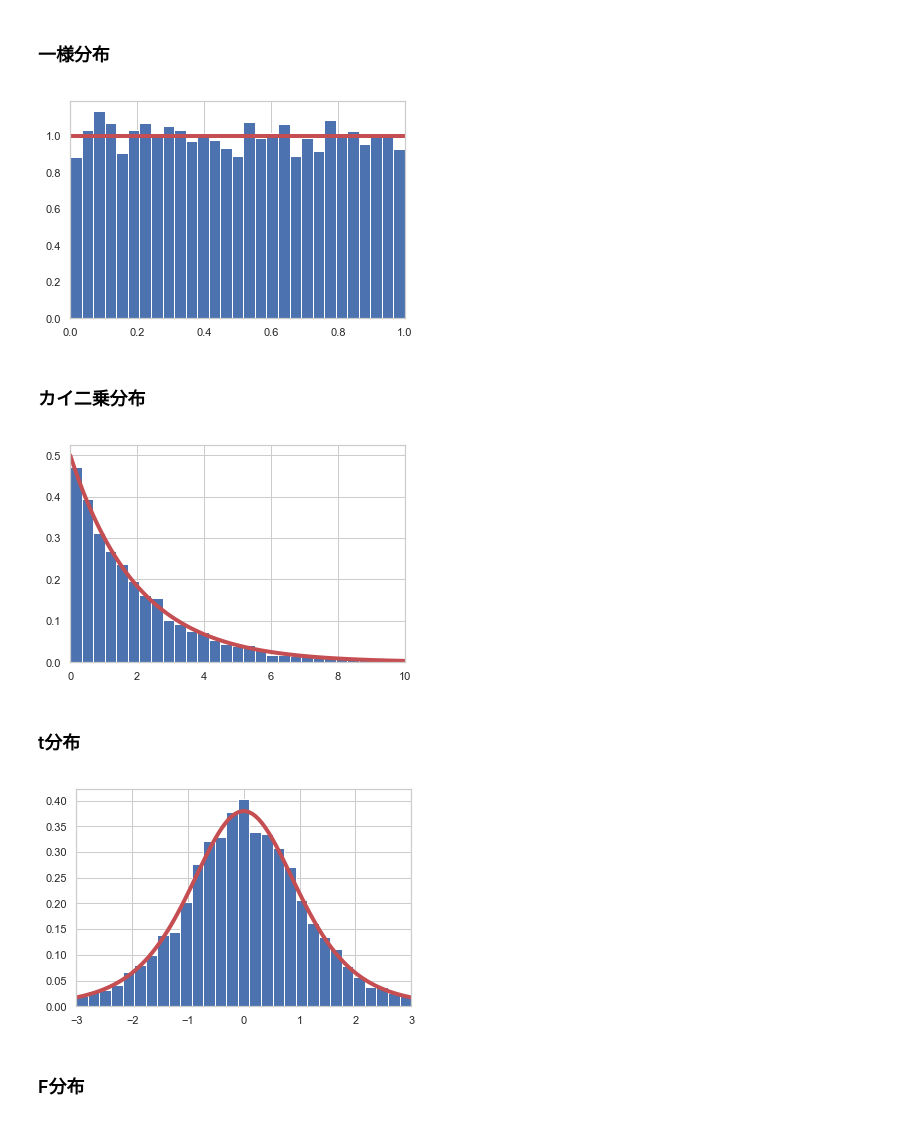
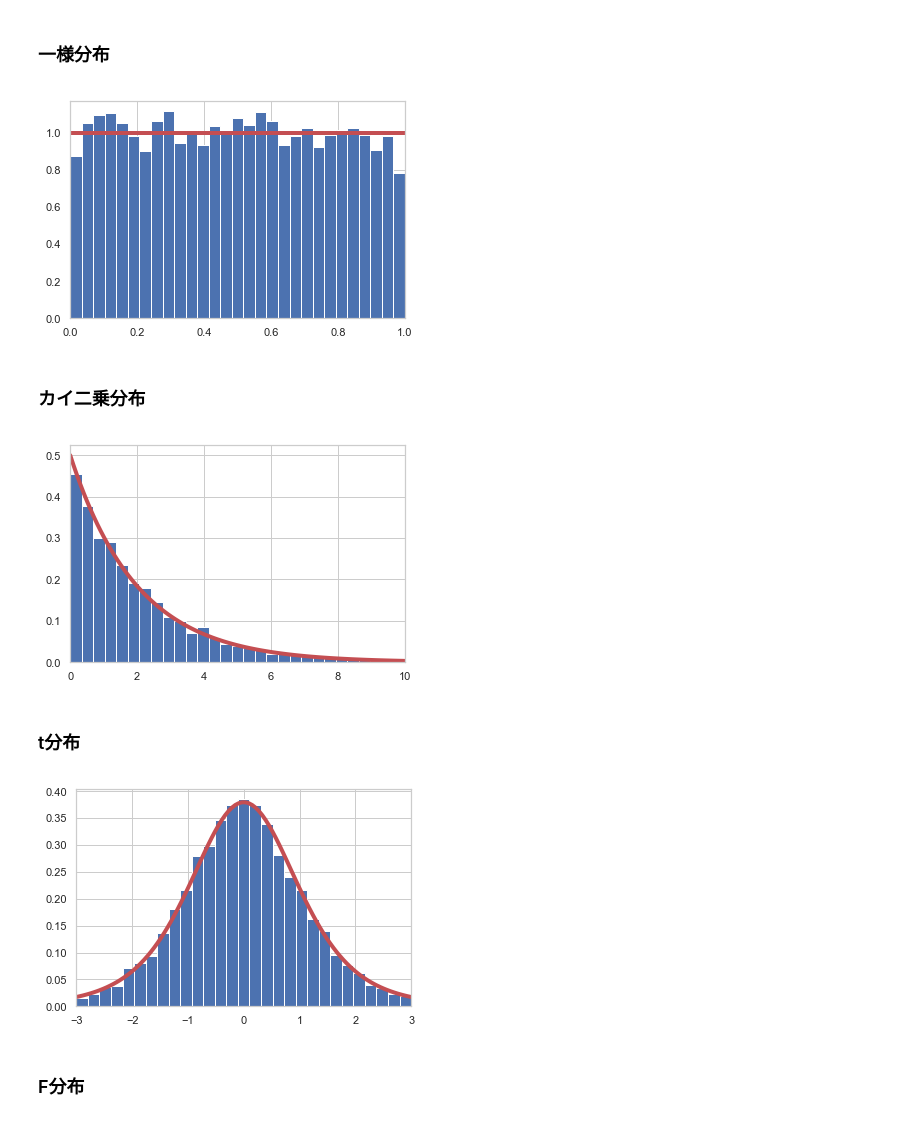
Before and after one commit to yutera12/qiita, a Jupyter notebook: kankei/確率分布間関係.ipynb, the cells around one changed output. Cells and saved outputs as stored; diff of their text form; code cells hidden in the pictures.

```diff
--- a/kankei/確率分布間関係.ipynb
+++ b/kankei/確率分布間関係.ipynb
@@ -136,7 +139,7 @@ def poisson__(mu, sampleSize):
 ### ベルヌーイ分布
 # %%
 p = 0.2
-sample = bernoulli_(p, sampleSize)
+sample = bernoulli(p, sampleSize)
 x = np.arange(2)
 plt.plot(x, stats.bernoulli.pmf(x, p), 'ro', ms=8)
 plt.vlines(x, 0, stats.bernoulli.pmf(x, p), colors='r', lw=5, alpha=0.5)
@@ -316,11 +332,11 @@ plot_continuousDitribution(sample, truePf, xmin, xmax)
 xmin = 0
 xmax = 1
 
-sample = uniform_(sampleSize)
+sample = uniform(sampleSize)
 truePf = lambda x: stats.uniform.pdf(x)
 plot_continuousDitribution(sample, truePf, xmin, xmax)
 # %% [output]
-[figure, old version]
+[figure, new version]
 # %% [markdown]
 ### カイ二乗分布
 # %%
@@ -328,23 +344,23 @@ df = 2
 xmin = 0
 xmax = 10
 
-sample = chi2_(df, sampleSize)
+sample = chi2(df, sampleSize)
 truePf = lambda x: stats.chi2.pdf(x, df)
 plot_continuousDitribution(sample, truePf, xmin, xmax)
 # %% [output]
-[figure, old version]
+[figure, new version]
 # %% [markdown]
 ### t分布
 # %%
 df = 5
 xmin = -3
 xmax = 3
 
-sample = t_(df, sampleSize)
+sample = t(df, sampleSize)
 truePf = lambda x: stats.t.pdf(x, df)
 plot_continuousDitribution(sample, truePf, xmin, xmax)
 # %% [output]
-[figure, old version]
+[figure, new version]
 # %% [markdown]
 ### F分布
 # %%
```
Also changed, not shown: parts of 20 cells of this notebook.
